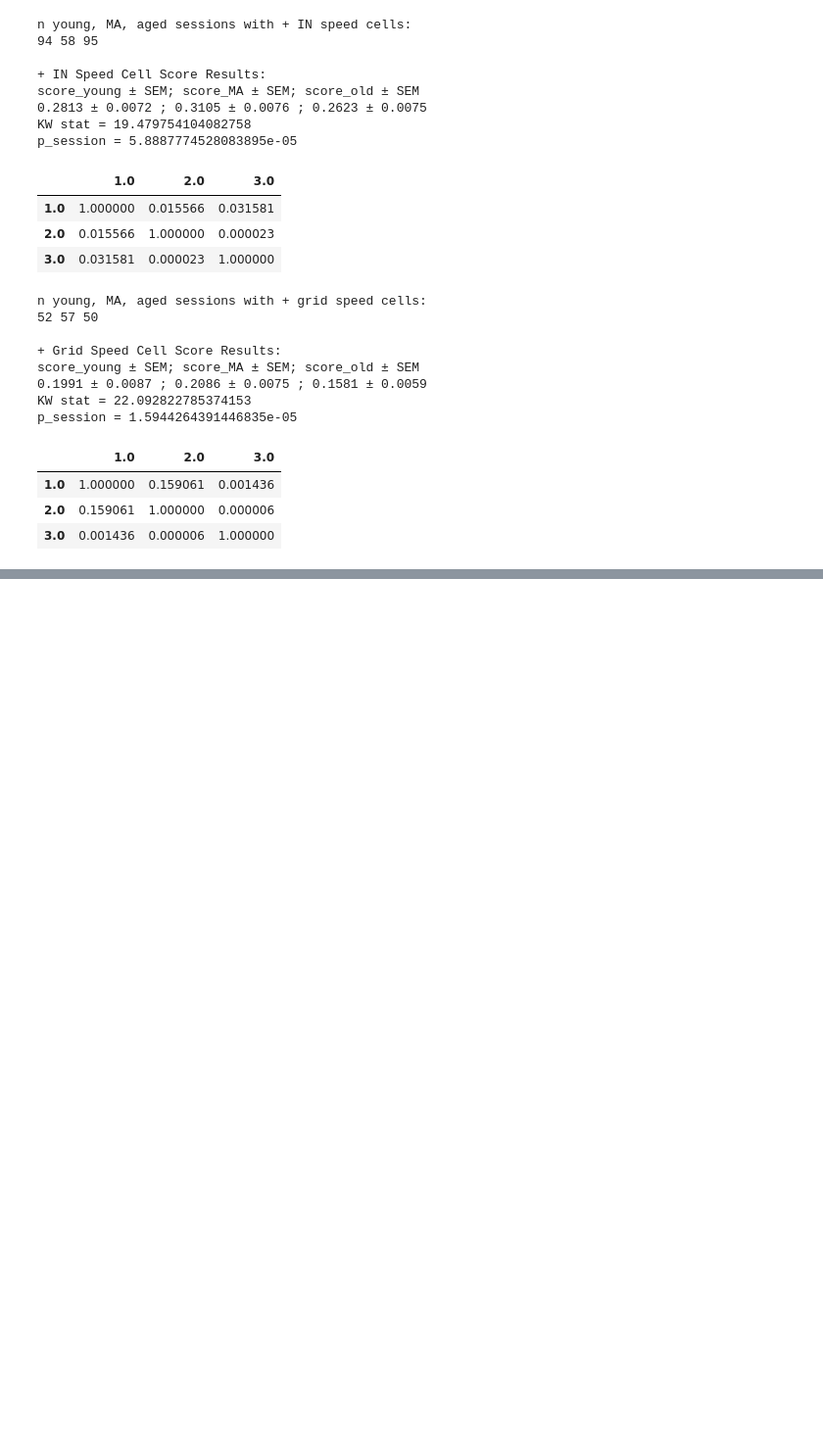
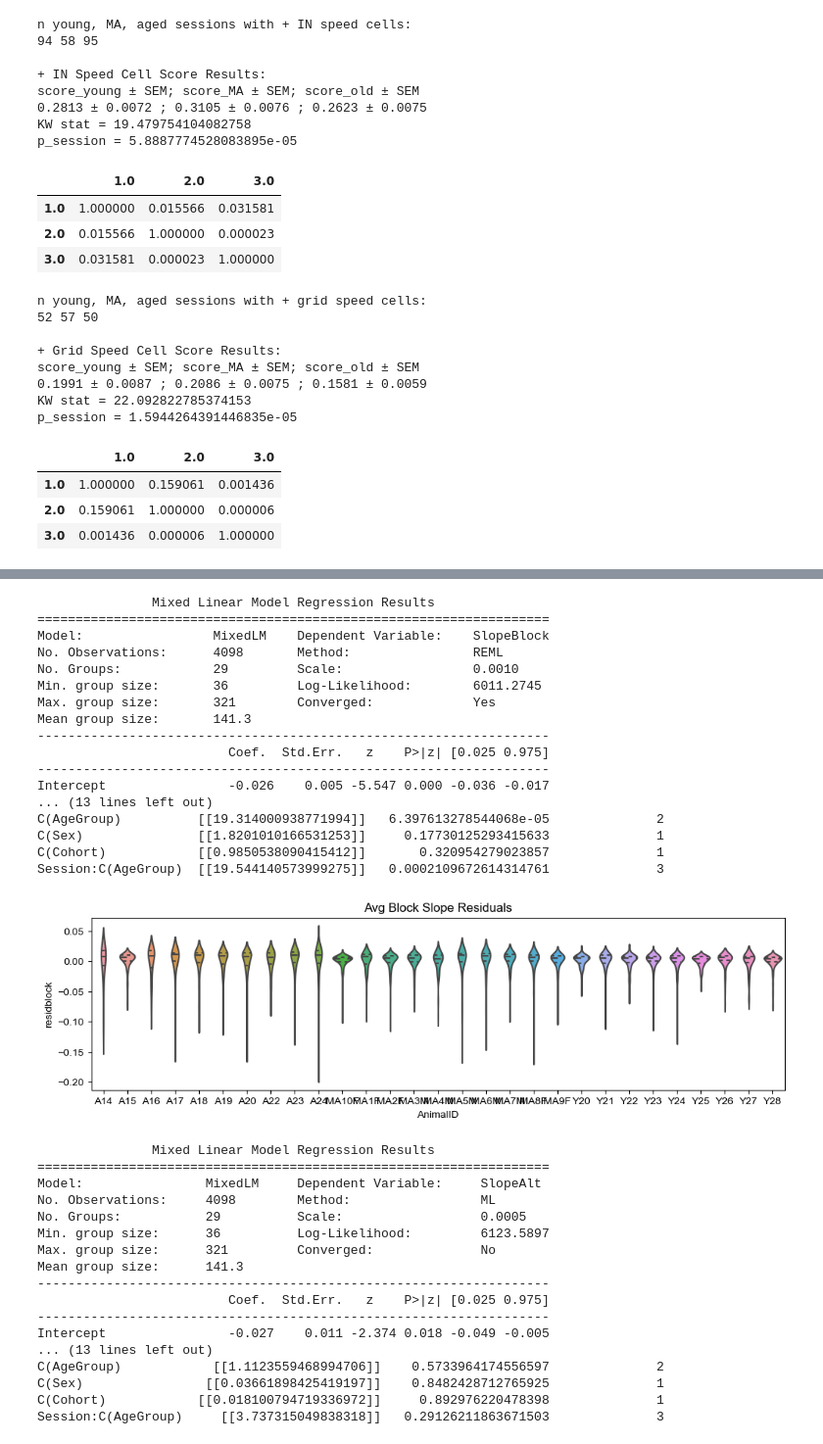
Before and after one commit to GiocomoLab/Herber2024, a Jupyter notebook: Extended Data Fig. 6.ipynb, the cells around one changed output, grey strips where cells are left out. Shown at 98% size. Saved outputs shown, nothing was run; the diff lists cells and outputs as text; code cells hidden in the pictures; blank space fills up the shorter version.

```diff
--- a/Extended Data Fig. 6.ipynb
+++ b/Extended Data Fig. 6.ipynb
@@ -2597,0 +3735,80 @@ p_session = 1.5944264391446835e-05
+# %%
+''' LMMs for Neg Speed Cell Slope '''
+#gather dependent variables into lists
+Slope1Block = allslope1block
+Slope1Alt = allslope1alt
+hue_order = [1.0, 3.0, 2.0]
+
+tuples = list(zip(Animal_ID, Session, Cell_ID, Sex, Age_Group, Cohort, Slope1Block, Slope1Alt))
+tuples
+df = pd.DataFrame(tuples, columns = ['AnimalID', 'Session','Cell_ID','Sex', 'AgeGroup', 'Cohort','SlopeBlock','SlopeAlt'])
+
+#handle NaNs
+df = df.dropna(axis = 0)
+
+#Block Dependent
+vc = {'cells':'0 + C(Cell_ID)'}
+mblock = smf.mixedlm('SlopeBlock ~ 1 + C(AgeGroup) + C(Sex) + C(Cohort) + Session:C(AgeGroup)', groups = 'AnimalID', re_formula = '1', vc_formula = vc,
+                     data=df).fit(reml= True)
+print(mblock.summary())
+print(mblock.wald_test_terms(scalar = False))
+
+df['residblock'] = mblock.resid
+fig, ax = plt.subplots(figsize = (12,3))
+sns.violinplot(data = df, x = 'AnimalID', y = 'residblock', inner = 'quartile', ax = ax)
+plt.title('Avg Block Slope Residuals')
+plt.show()
+
+#Alt Dependent
+vc = {'cells':'0 + C(Cell_ID)'}
+malt = smf.mixedlm('SlopeAlt ~ 1 + C(AgeGroup) + C(Sex) + C(Cohort) + Session:C(AgeGroup)', groups = 'AnimalID', re_formula = '1', vc_formula = vc,
+                     data=df).fit(reml= False)
+print(malt.summary())
+print(malt.wald_test_terms(scalar = False))
+#print(malt.aic)
+#print(malt.bic)
+
+df['residalt'] = malt.resid
+fig, ax = plt.subplots(figsize = (12,3))
+sns.violinplot(data = df, x = 'AnimalID', y = 'residalt', inner = 'quartile', ax = ax)
+plt.title('Avg Alt Slope Residuals')
+plt.show()
+
+#Collect Fig 6 Source Data
+#df.to_csv(r'C:\Users\Python\Desktop\LocalData\Figure6\6x.csv', index = False, header = True)
+# %% [output]
+               Mixed Linear Model Regression Results
+===================================================================
+Model:                 MixedLM    Dependent Variable:    SlopeBlock
+No. Observations:      4098       Method:                REML
+No. Groups:            29         Scale:                 0.0010
+Min. group size:       36         Log-Likelihood:        6011.2745
+Max. group size:       321        Converged:             Yes
+Mean group size:       141.3
+-------------------------------------------------------------------
+                         Coef.  Std.Err.   z    P>|z| [0.025 0.975]
+-------------------------------------------------------------------
+Intercept                -0.026    0.005 -5.547 0.000 -0.036 -0.017
+... (13 lines left out)
+C(AgeGroup)          [[19.314000938771994]]   6.397613278544068e-05              2
+C(Sex)               [[1.8201010166531253]]     0.17730125293415633              1
+C(Cohort)            [[0.9850538090415412]]       0.320954279023857              1
+Session:C(AgeGroup)  [[19.544140573999275]]   0.0002109672614314761              3
+[figure, added]
+               Mixed Linear Model Regression Results
+===================================================================
+Model:                MixedLM     Dependent Variable:     SlopeAlt
+No. Observations:     4098        Method:                 ML
+No. Groups:           29          Scale:                  0.0005
+Min. group size:      36          Log-Likelihood:         6123.5897
+Max. group size:      321         Converged:              No
+Mean group size:      141.3
+-------------------------------------------------------------------
+                         Coef.  Std.Err.   z    P>|z| [0.025 0.975]
+-------------------------------------------------------------------
+Intercept                -0.027    0.011 -2.374 0.018 -0.049 -0.005
+... (13 lines left out)
+C(AgeGroup)            [[1.1123559468994706]]    0.5733964174556597              2
+C(Sex)                [[0.03661898425419197]]    0.8482428712765925              1
+C(Cohort)            [[0.018100794719336972]]     0.892976220478398              1
+Session:C(AgeGroup)     [[3.737315049838318]]   0.29126211863671503              3
```
Also changed, not shown: parts of 36 cells of this notebook.
